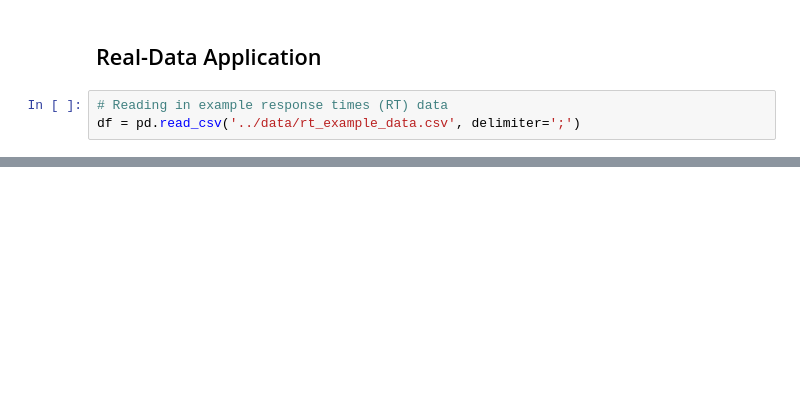
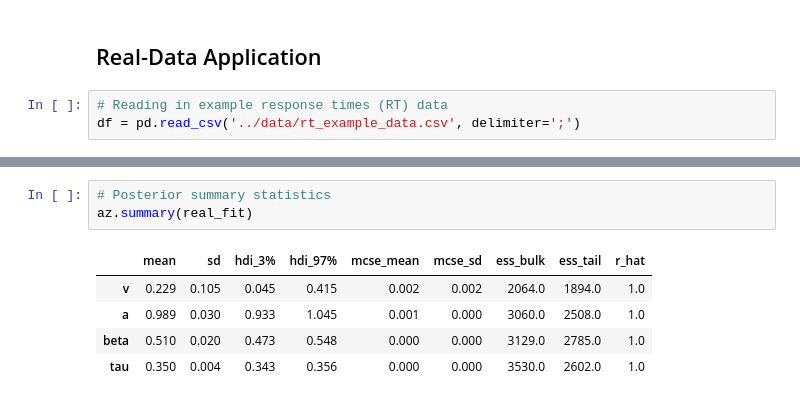
Before and after one commit to drew-schiller/cognitive-modeling, a Jupyter notebook: more_practice/diffusion_stan_code_along.ipynb, the cells around one changed output, grey strips where cells are left out. Cells and saved outputs as stored; diff of their text form; blank space fills up the shorter version.

```diff
--- a/more_practice/diffusion_stan_code_along.ipynb
+++ b/more_practice/diffusion_stan_code_along.ipynb
@@ -275,0 +331,9 @@ df
+# %%
+# Posterior summary statistics
+az.summary(real_fit)
+# %% [output]
+|  | mean | sd | hdi_3% | hdi_97% | mcse_mean | mcse_sd | ess_bulk | ess_tail | r_hat |
+| v | 0.229 | 0.105 | 0.045 | 0.415 | 0.002 | 0.002 | 2064.0 | 1894.0 | 1.0 |
+| a | 0.989 | 0.030 | 0.933 | 1.045 | 0.001 | 0.000 | 3060.0 | 2508.0 | 1.0 |
+| beta | 0.510 | 0.020 | 0.473 | 0.548 | 0.000 | 0.000 | 3129.0 | 2785.0 | 1.0 |
+| tau | 0.350 | 0.004 | 0.343 | 0.356 | 0.000 | 0.000 | 3530.0 | 2602.0 | 1.0 |
```
Also changed, not shown: parts of 12 cells of this notebook.
